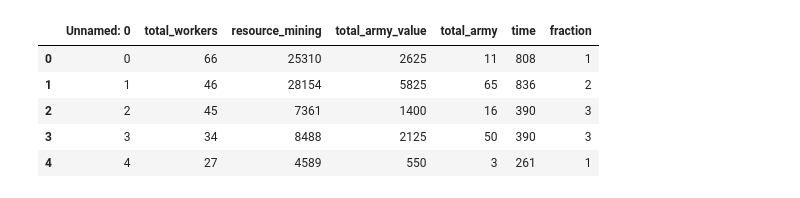
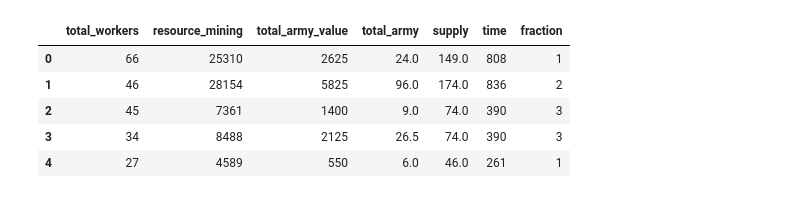
Before and after one commit to Monsieur-Bandana/gurobi_machine_learning, a Jupyter notebook: sc_tensorflow.ipynb, the cells around one changed output. Drawn from its saved outputs; the diff is of its cells as text; code cells hidden in the pictures.

```diff
--- a/sc_tensorflow.ipynb
+++ b/sc_tensorflow.ipynb
@@ -1,32 +1,32 @@
 # %%
 from keras import layers
 import tensorflow as tf
 import pandas as pd
 import numpy as np
 
 # Make numpy values easier to read.
 np.set_printoptions(precision=3, suppress=True)
 
 
-df = pd.read_csv('csv_dateien/starcraftFinalcsvs/stackedRun.csv')
+df = pd.read_csv('csv_dateien/starcraftFinalcsvs/stackedRunSup.csv')
 
 conditions = [
     (df['fraction'] == "Protoss"), #1
     (df['fraction'] == "Terraner"), #2
     (df['fraction'] == "Zerg"), #3
 ]
 
 values = [1, 2, 3]
 
 df["fraction"] = np.select(conditions, values)
 
 
-dfPrepSample = df.drop(columns=["player","winner","replay_filename"])
+dfPrepSample = df.drop(columns=["player","winner","replay_filename", "Unnamed: 0"])
 dfPrepSample.head()
 # %% [output]
-|  | Unnamed: 0 | total_workers | resource_mining | total_army_value | total_army | time | fraction |
-| 0 | 0 | 66 | 25310 | 2625 | 11 | 808 | 1 |
-| 1 | 1 | 46 | 28154 | 5825 | 65 | 836 | 2 |
-| 2 | 2 | 45 | 7361 | 1400 | 16 | 390 | 3 |
-| 3 | 3 | 34 | 8488 | 2125 | 50 | 390 | 3 |
-| 4 | 4 | 27 | 4589 | 550 | 3 | 261 | 1 |
+|  | total_workers | resource_mining | total_army_value | total_army | supply | time | fraction |
+| 0 | 66 | 25310 | 2625 | 24.0 | 149.0 | 808 | 1 |
+| 1 | 46 | 28154 | 5825 | 96.0 | 174.0 | 836 | 2 |
+| 2 | 45 | 7361 | 1400 | 9.0 | 74.0 | 390 | 3 |
+| 3 | 34 | 8488 | 2125 | 26.5 | 74.0 | 390 | 3 |
+| 4 | 27 | 4589 | 550 | 6.0 | 46.0 | 261 | 1 |
```
Also changed, not shown: parts of 16 cells of this notebook, 11 other files.
